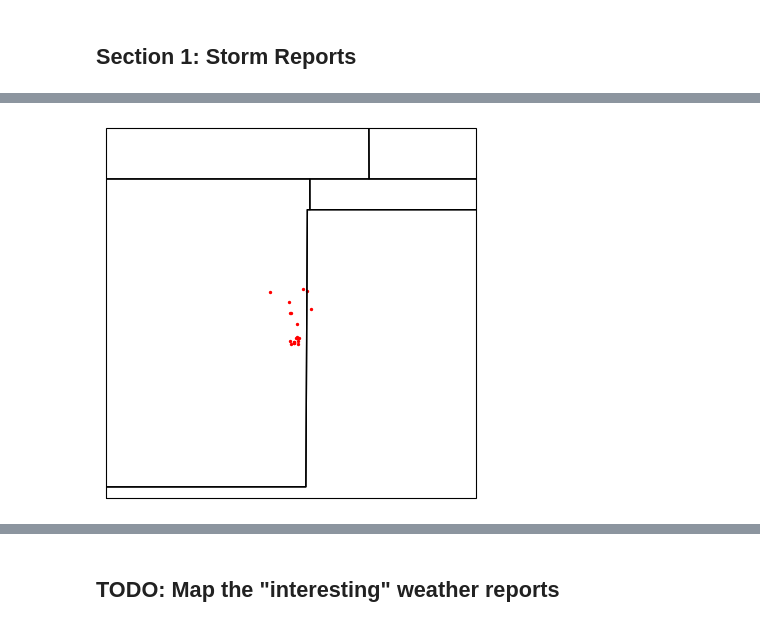
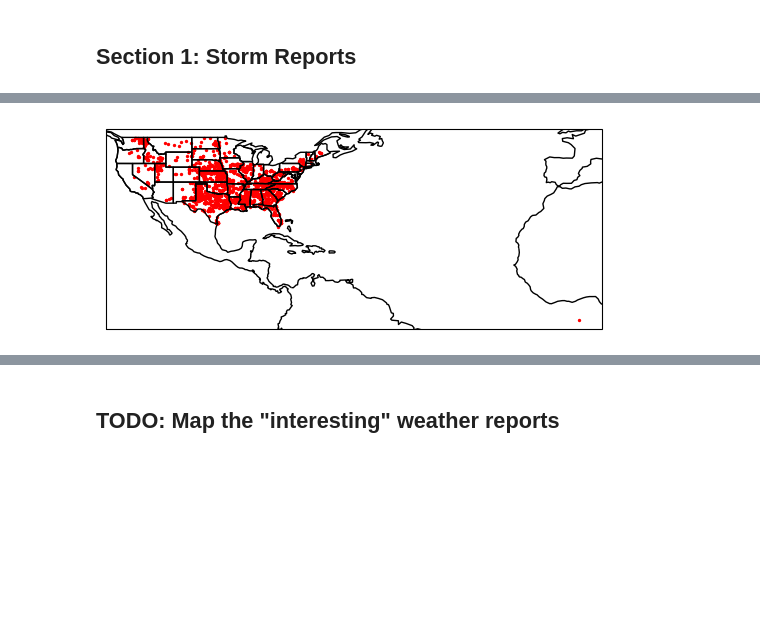
Before and after one commit to Andres-ramos/rrfs_notebook, a Jupyter notebook: Notebook.ipynb, the cells around one changed output, grey strips where cells are left out. Drawn from its saved outputs; the diff is of its cells as text; code cells hidden in the pictures; blank space fills up the shorter version.

Commit message:
Debugged temporal and spatial filters

```diff
--- a/Notebook.ipynb
+++ b/Notebook.ipynb
@@ -101,7 +94,7 @@ request_wind_report_df("230601")
 def get_weather_reports():
     i = 0
     start = pd.Timestamp(year=2023, month=5, day=1)
-    end = pd.Timestamp(year=2023, month=6, day=8)
+    end = pd.Timestamp(year=2023, month=6, day=12)
     for date in generate_days(start, end):
         df = get_wind_report(date)
         if i == 0:
@@ -116,5 +109,5 @@ def get_weather_reports():
 def generate_days(start_date, end_date):
 
     days = pd.period_range(start=start_date, end=end_date)
-    days = [day.strftime("%y%m%d") for day in days]
+    # days = [day.strftime("%y%m%d") for day in days]
     return days
@@ -182,21 +173,0 @@ ValueError: Can only compare identically-labeled Series objects
-# %%
-#Filtering data temporally
-#TODO: Filter spatially
-IV = report_data.loc[800]
-IV
-hours = 3
-distance = 0.5
-print(report_data["datetime"] >= (IV["datetime"] - pd.Timedelta(hours=hours)))
-a = report_data[report_data["datetime"] >= (IV["datetime"] - pd.Timedelta(hours=hours))]
-time_filtered_events = a[a["datetime"] <= (IV["datetime"] + pd.Timedelta(hours=hours))]
-
-lat_filtered = time_filtered_events[time_filtered_events["Lat"] <= IV["Lat"] + distance]
-lat_filtered = lat_filtered[lat_filtered["Lat"] >= IV["Lat"] - distance]
-print(lat_filtered)
-# print(lat_filtered[lat_filtered["Lat"] >= IV["Lat"] - 1])
-lon_filtered = lat_filtered[lat_filtered["Lon"] <= IV["Lon"] + distance]
-# print(lon_filtered)
-lon_filtered = lon_filtered[lat_filtered["Lon"] >= IV["Lon"] - distance]
-# print(lon_filtered)
-# space_filtered = time_filtered_events["Lat"] <= abs(IV["Lat"] - 1)]
-# lon_filtered["Lat"]
@@ -293,9 +203,9 @@ def plot_interesting_events(events):
 
     plt.show()
 # %%
-plot_interesting_events(lon_filtered)
+plot_interesting_events(reports)
 # %% [output]
-[figure, old version]
+[figure, new version]
 # %%
 fetch_rrfs_forecast(IV, 3)
 # %% [output]
```
Also changed, not shown: parts of 23 cells of this notebook.
